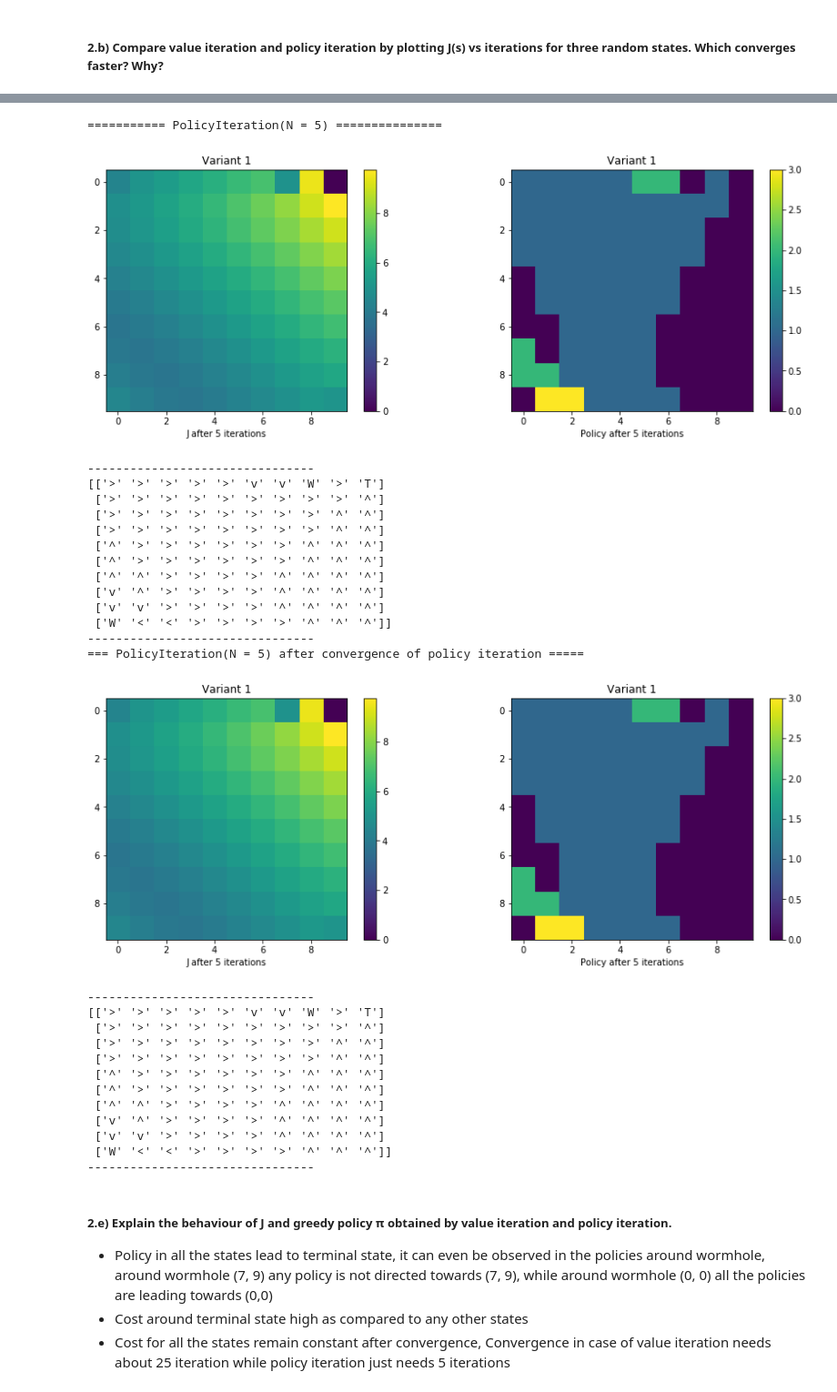
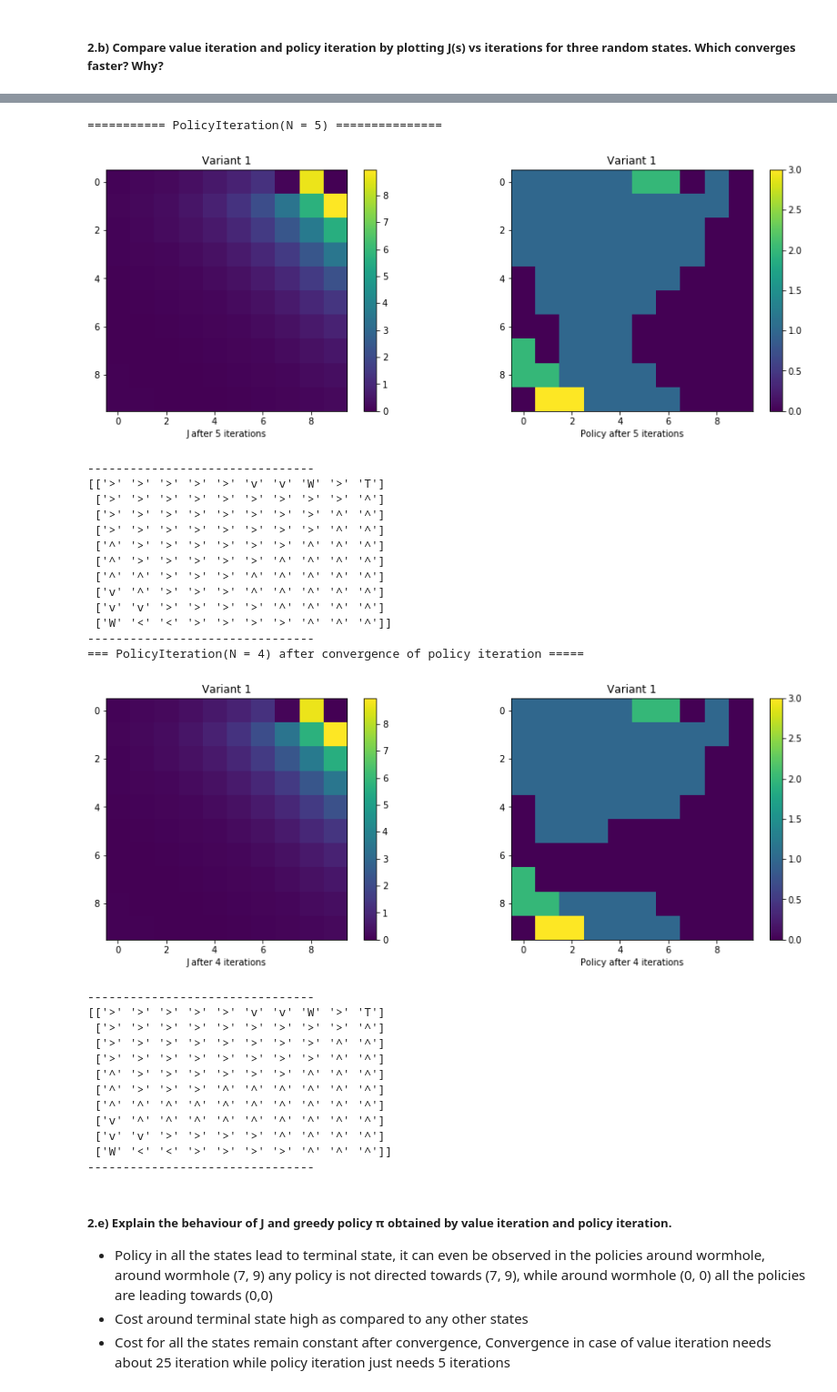
Before and after one commit to koriavinash1/Dynamic-Programming-and-Reinforcement-Learning, a Jupyter notebook: Assignment4/CS6700 | Reinforcement Learning | Assignment 4.ipynb, the cells around one changed output, grey strips where cells are left out. Shown at 91% size. Saved outputs shown, nothing was run; the diff lists cells and outputs as text; code cells hidden in the pictures.

Commit message:
alpha update

```diff
--- a/Assignment4/CS6700 | Reinforcement Learning | Assignment 4.ipynb
+++ b/Assignment4/CS6700 | Reinforcement Learning | Assignment 4.ipynb
@@ -52,7 +52,7 @@ class Question2(object):
         self.P = self.generateP()
         # generate Rewards
         self.g = self.generateR()
-        self.alpha = 0.95
+        self.alpha = 0.7
 
     def generateP(self):
         """
@@ -428,52 +432,52 @@ plt.colorbar()
 plt.title("Variant 1")
 plt.xlabel("Policy after 5 iterations")
 plt.show()
 print_policy(p, 1)
 
-print ("=== PolicyIteration(N = 5) after convergence of policy iteration =====")
+print ("=== PolicyIteration(N = 4) after convergence of policy iteration =====")
 
 question2 = Question2(2)
-j, p, Chist, Phist = question2.PolicyIteration(N=5)
+j, p, Chist, Phist = question2.PolicyIteration(N=4)
 
 plt.figure(figsize = (15, 5))
 plt.subplot(1, 2, 1)
 plt.imshow(np.rot90(j))
 plt.colorbar()
 plt.title("Variant 1")
-plt.xlabel("J after 5 iterations")
+plt.xlabel("J after 4 iterations")
 plt.subplot(1, 2, 2)
 plt.imshow(np.rot90(p))
 plt.colorbar()
 plt.title("Variant 1")
-plt.xlabel("Policy after 5 iterations")
+plt.xlabel("Policy after 4 iterations")
 plt.show()
 print_policy(p, 1)
 # %% [output]
 =========== PolicyIteration(N = 5) ===============
-[figure, old version]
+[figure, new version]
 --------------------------------
 [['>' '>' '>' '>' '>' 'v' 'v' 'W' '>' 'T']
  ['>' '>' '>' '>' '>' '>' '>' '>' '>' '^']
  ['>' '>' '>' '>' '>' '>' '>' '>' '^' '^']
  ['>' '>' '>' '>' '>' '>' '>' '>' '^' '^']
  ['^' '>' '>' '>' '>' '>' '>' '^' '^' '^']
- ['^' '>' '>' '>' '>' '>' '>' '^' '^' '^']
- ['^' '^' '>' '>' '>' '>' '^' '^' '^' '^']
- ['v' '^' '>' '>' '>' '>' '^' '^' '^' '^']
+ ['^' '>' '>' '>' '>' '>' '^' '^' '^' '^']
+ ['^' '^' '>' '>' '>' '^' '^' '^' '^' '^']
+ ['v' '^' '>' '>' '>' '^' '^' '^' '^' '^']
  ['v' 'v' '>' '>' '>' '>' '^' '^' '^' '^']
  ['W' '<' '<' '>' '>' '>' '>' '^' '^' '^']]
 --------------------------------
-=== PolicyIteration(N = 5) after convergence of policy iteration =====
+=== PolicyIteration(N = 4) after convergence of policy iteration =====
-[figure, old version]
+[figure, new version]
 --------------------------------
 [['>' '>' '>' '>' '>' 'v' 'v' 'W' '>' 'T']
  ['>' '>' '>' '>' '>' '>' '>' '>' '>' '^']
  ['>' '>' '>' '>' '>' '>' '>' '>' '^' '^']
  ['>' '>' '>' '>' '>' '>' '>' '>' '^' '^']
  ['^' '>' '>' '>' '>' '>' '>' '^' '^' '^']
- ['^' '>' '>' '>' '>' '>' '>' '^' '^' '^']
- ['^' '^' '>' '>' '>' '>' '^' '^' '^' '^']
- ['v' '^' '>' '>' '>' '>' '^' '^' '^' '^']
+ ['^' '>' '>' '>' '^' '^' '^' '^' '^' '^']
+ ['^' '^' '^' '^' '^' '^' '^' '^' '^' '^']
+ ['v' '^' '^' '^' '^' '^' '^' '^' '^' '^']
  ['v' 'v' '>' '>' '>' '>' '^' '^' '^' '^']
  ['W' '<' '<' '>' '>' '>' '>' '^' '^' '^']]
 --------------------------------
```
Also changed, not shown: parts of 7 cells of this notebook, 3 other files.
